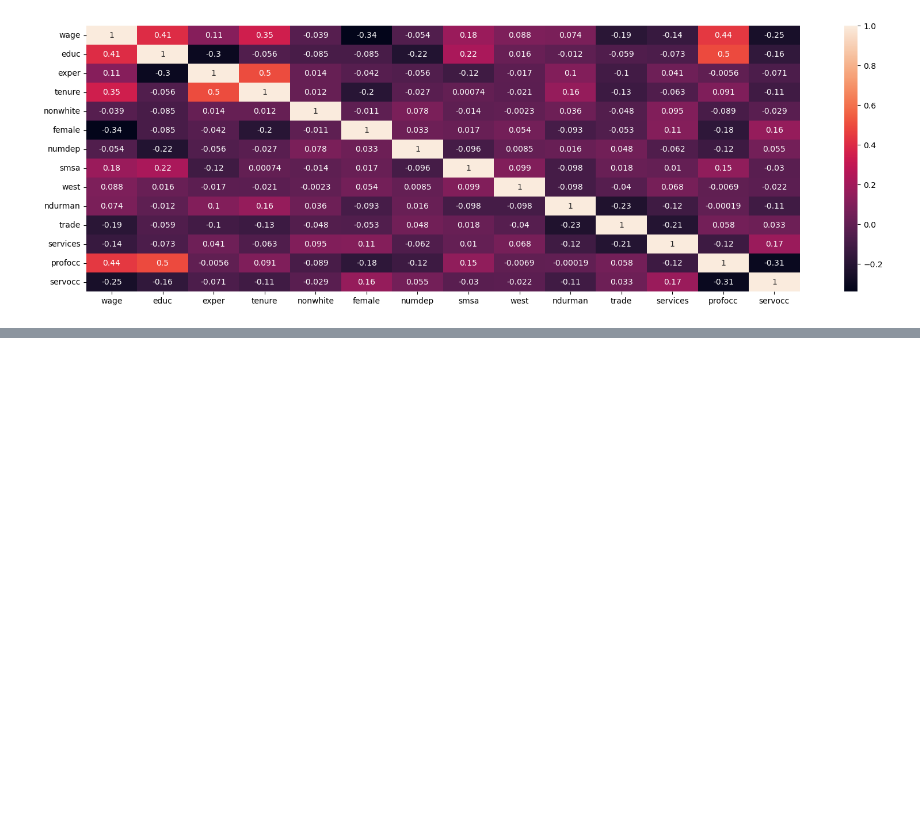
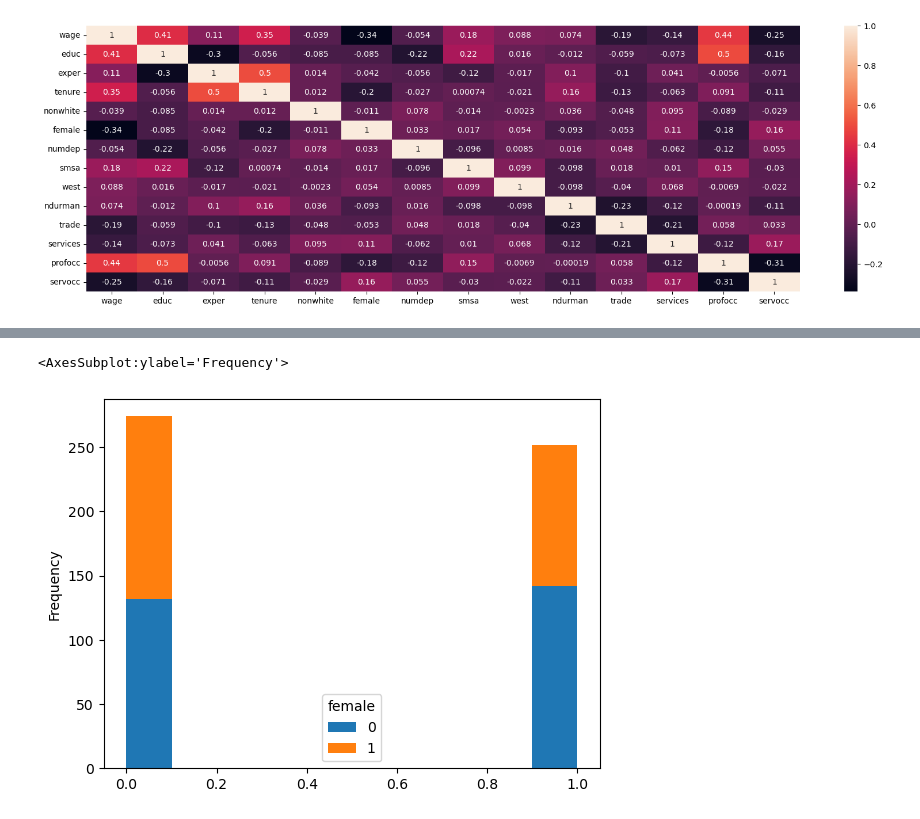
Before and after one commit to phrkyt/ImperialMBA_Regression, a Jupyter notebook: linear_regression.ipynb, the cells around one changed output, grey strips where cells are left out. Saved outputs shown, nothing was run; the diff lists cells and outputs as text; code cells hidden in the pictures; blank space fills up the shorter version.

```diff
--- a/linear_regression.ipynb
+++ b/linear_regression.ipynb
@@ -330,0 +647,4 @@ import scipy.stats
+# %%
+
+wagesraw['nodep']= np.where(wagesraw['numdep'] == 0, 1, 0)
+wagesraw.sample(20)
@@ -330,0 +669,7 @@ import scipy.stats
+# %%
+#wagesraw[['female','nodep']].hist(weights=df['nodep'] )
+#wagesraw.hist('female',weights=wagesraw['nodep'] )
+wagesraw.pivot(columns="female")["nodep"].plot(kind="hist", stacked=True)
+# %% [output]
+<AxesSubplot:ylabel='Frequency'>
+[figure, added]
```
Also changed, not shown: parts of 17 cells of this notebook.
